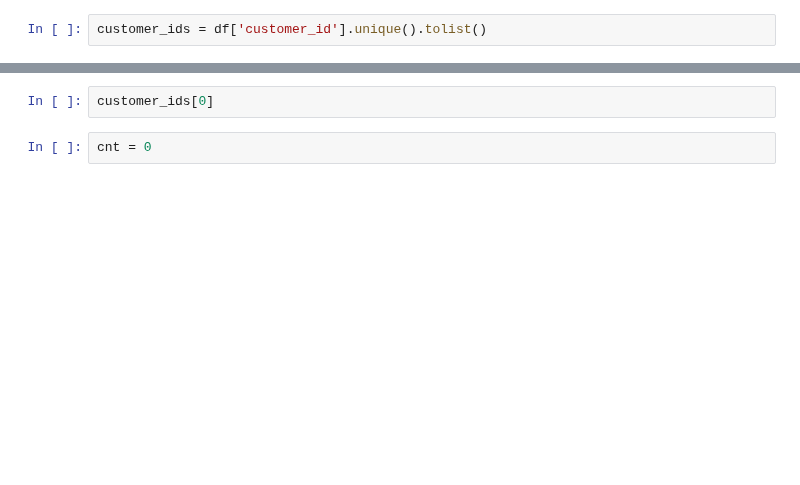
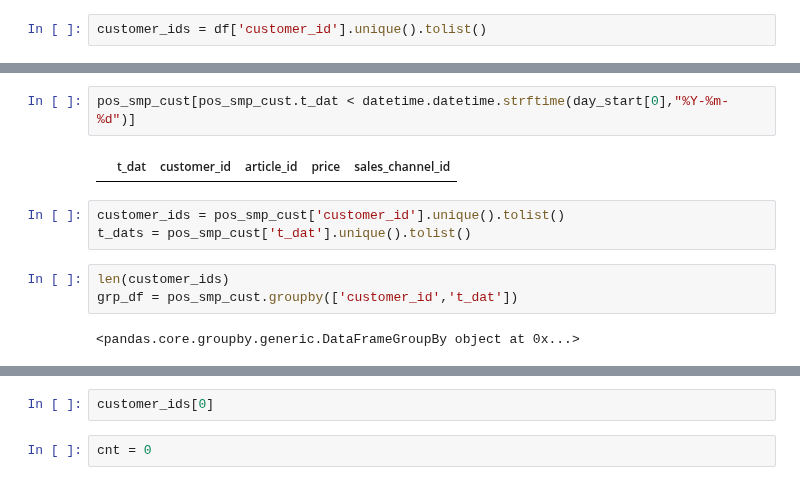
Before and after one commit to citizenofathens/Kaggle, a Jupyter notebook: gsp-algorithm.ipynb, the cells around one changed output, grey strips where cells are left out. Drawn from its saved outputs; the diff is of its cells as text; blank space fills up the shorter version.

```diff
--- a/gsp-algorithm.ipynb
+++ b/gsp-algorithm.ipynb
@@ -48,0 +86,12 @@ customer_ids = df['customer_id'].unique().tolist()
+# %%
+pos_smp_cust[pos_smp_cust.t_dat < datetime.datetime.strftime(day_start[0],"%Y-%m-%d")]
+# %% [output]
+|  | t_dat | customer_id | article_id | price | sales_channel_id |
+# %%
+customer_ids = pos_smp_cust['customer_id'].unique().tolist()
+t_dats = pos_smp_cust['t_dat'].unique().tolist()
+# %%
+len(customer_ids)
+grp_df = pos_smp_cust.groupby(['customer_id','t_dat'])
+# %% [output]
+<pandas.core.groupby.generic.DataFrameGroupBy object at 0x...>
```
Also changed, not shown: parts of 48 cells of this notebook.
